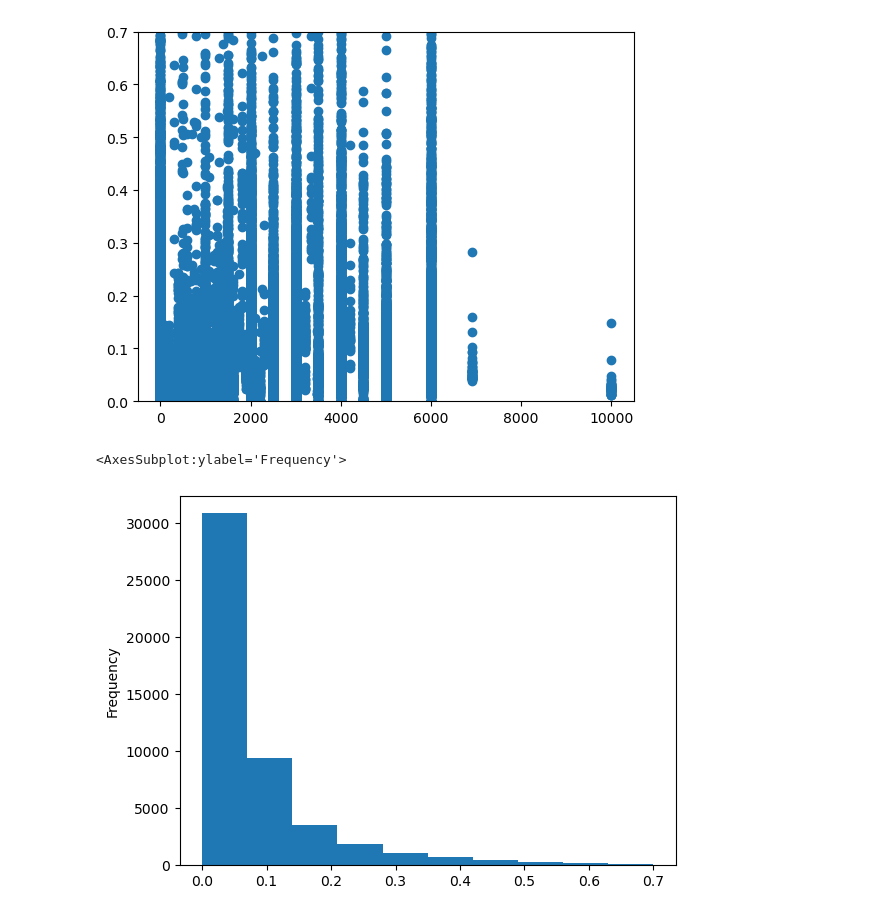
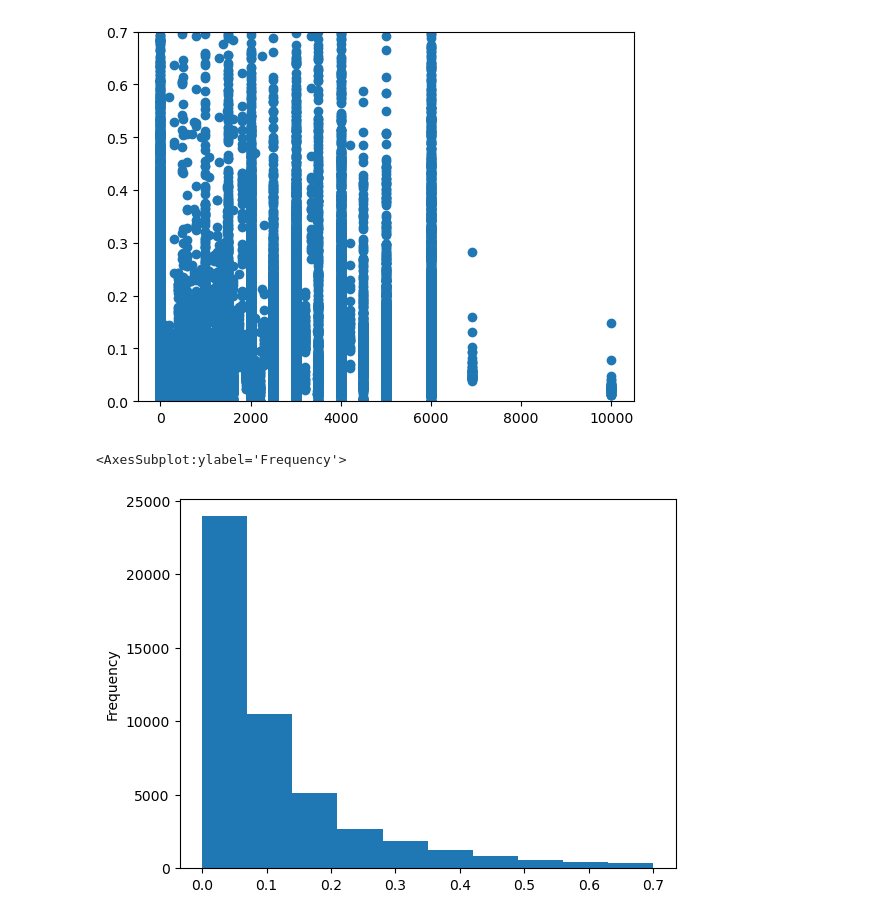
Before and after one commit to mortonjack/Data-Analysis, a Jupyter notebook: graph.ipynb, the cells around one changed output. Saved outputs shown, nothing was run; the diff lists cells and outputs as text; code cells hidden in the pictures.

Commit message:
Added calculations & visualisations using upper and lower bounds of estimated player count

```diff
--- a/graph.ipynb
+++ b/graph.ipynb
@@ -36,6 +34,10 @@ df = pd.merge(df, steamspy, on = "appid", how = "inner")
 df["avg_owners"] = (df["max_owners"] + df["min_owners"])/2
 # %%
 df["avg_player_proportion"] = (df["Avg. Players"] / df["avg_owners"])*100
+# %%
+df["min_player_proportion"] = (df["Avg. Players"] / df["min_owners"])*100
+# %%
+df["max_player_proportion"] = (df["Avg. Players"] / df["max_owners"])*100
 # %%
 df #Cleaned up dataset
 # %% [output]
@@ -135,7 +192,8 @@ ax.set_ylim(0, 0.7)
 (0.0, 0.7)
 [figure]
 # %%
-df[(df["min_owners"] > 30000) & (df["avg_player_proportion"] < 0.7)]["avg_player_proportion"].plot.hist()
+df[(df["min_owners"] > 30000) & (df["min_player_proportion"] < 0.7)]["min_player_proportion"].plot.hist()
+# lower bound owner estimate
 # %% [output]
 <AxesSubplot:ylabel='Frequency'>
-[figure, old version]
+[figure, new version]
```
Also changed, not shown: parts of 15 cells of this notebook.
